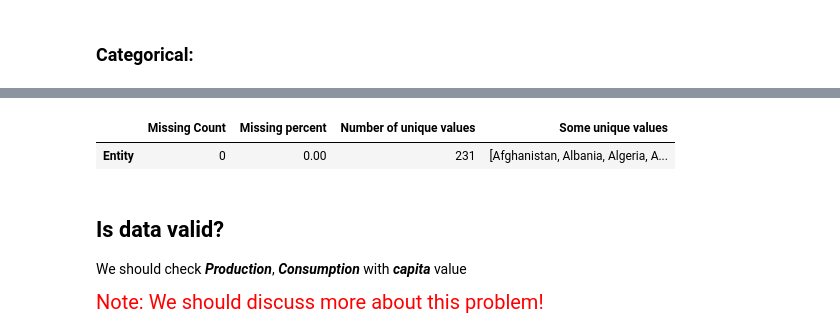
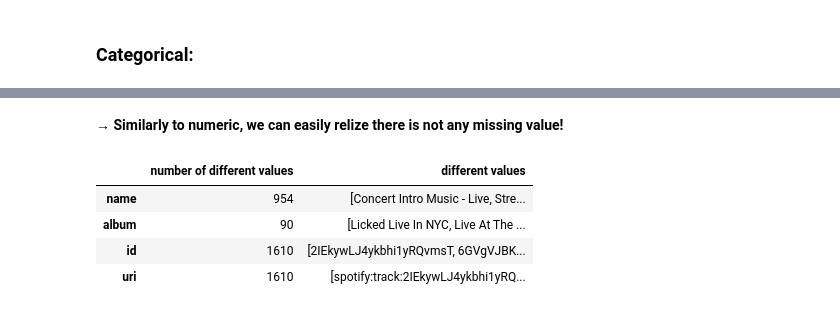
Before and after one commit to TrungTechh/HCMUS_CSC17104-Final-project, a Jupyter notebook: Final_project.ipynb, the cells around one changed output, grey strips where cells are left out. Cells and saved outputs as stored; diff of their text form; code cells hidden in the pictures.

```diff
--- a/Final_project.ipynb
+++ b/Final_project.ipynb
@@ -56,0 +57,3 @@ df.head()
+# %%
+df = df.iloc[:, 1:]
+df.head()
@@ -108,0 +124,4 @@ memory usage: 1.1+ MB
+# %%
+df.release_date = pd.to_datetime(df.release_date, format='%Y/%m/%d')
+
+df.info()
@@ -111,7 +148,6 @@ memory usage: 1.1+ MB
 # %% [markdown]
 ### Numeric:
 # %%
-pd.set_option('display.float_format', lambda x: '%.2f' % x)
 df.describe().T
 # %% [output]
 |  | count | mean | std | min | 25% | 50% | 75% | max |
@@ -153,2 +168,5 @@ pd.DataFrame({'Count':numeric_miss_cnt, '%':numeric_miss_percent})
 # %% [markdown]
 ### Categorical:
+# %%
+categorical_df = df.select_dtypes(include='O')
+categorical_df.describe(include='O').T
@@ -155,18 +179,13 @@ pd.DataFrame({'Count':numeric_miss_cnt, '%':numeric_miss_percent})
+# %% [markdown]
+**&rarr; Similarly to numeric, we can easily relize there is not any missing value!**
 # %%
-categorical_miss_count = df.Entity.isnull().sum()
-categorical_miss_percent = (categorical_miss_count / n_rows * 100).round(2)
-categorical_diff_val = pd.unique(df.Entity)
-categorical_num_diff_val = len(categorical_diff_val)
+categorical_diff_val = categorical_df.apply(lambda x : pd.unique(x))
+categorical_num_diff_val = categorical_df.nunique()
 
-pd.DataFrame([categorical_miss_count, categorical_miss_percent,
-              categorical_num_diff_val, categorical_diff_val],
-              columns=['Entity'], index=['Missing Count', 'Missing percent', 'Number of unique values', 'Some unique values']).T
+pd.DataFrame([categorical_num_diff_val, categorical_diff_val], index=['number of different values', 'different values']).T
 # %% [output]
-|  | Missing Count | Missing percent | Number of unique values | Some unique values |
-| Entity | 0 | 0.00 | 231 | [Afghanistan, Albania, Algeria, A... |
+|  | number of different values | different values |
+| name | 954 | [Concert Intro Music - Live, Stre... |
+| album | 90 | [Licked Live In NYC, Live At The ... |
+| id | 1610 | [2IEkywLJ4ykbhi1yRQvmsT, 6GVgVJBK... |
+| uri | 1610 | [spotify:track:2IEkywLJ4ykbhi1yRQ... |
-# %% [markdown]
-## Is data valid?
-We should check ***Production***, ***Consumption*** with ***capita*** value
-<p style="color:red; font-size:20px;">
-    Note: We should discuss more about this problem!
-</p>
```
Also changed, not shown: parts of 20 cells of this notebook, 3 other files.
